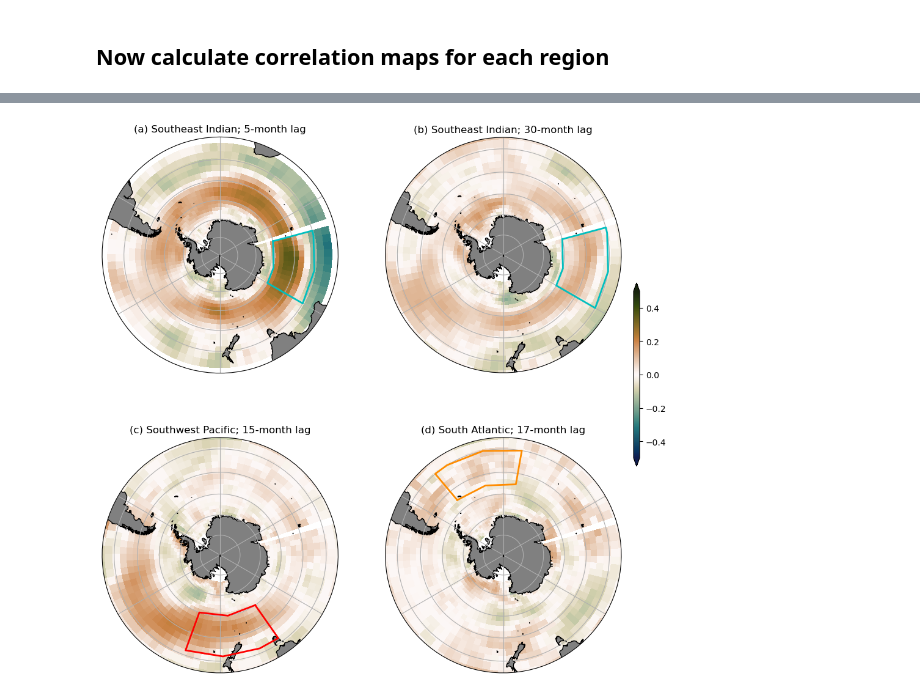
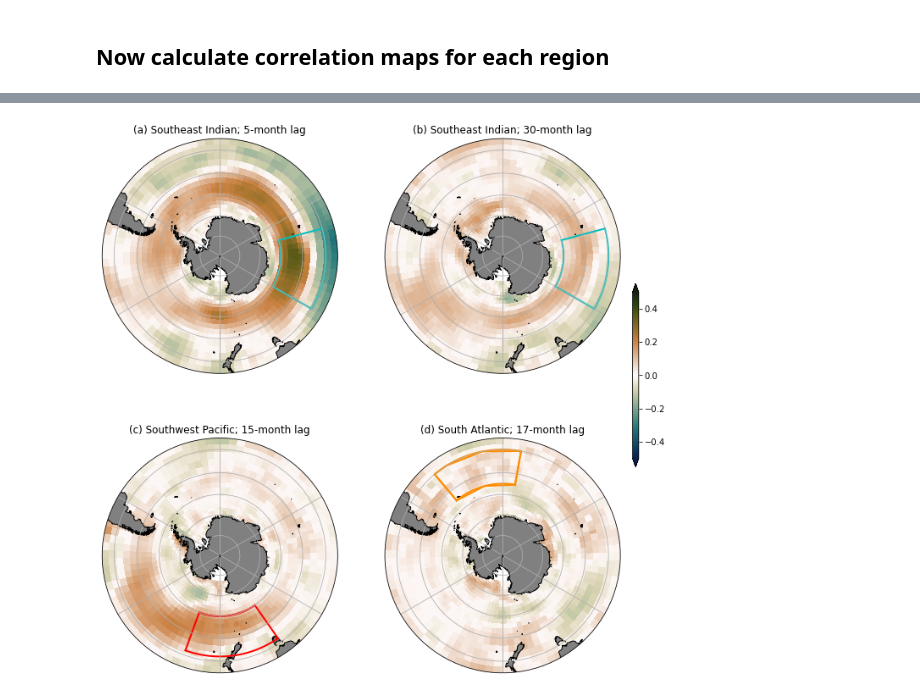
Before and after one commit to AndyHoggANU/OCCIPUT-analysis, a Jupyter notebook: notebooks/Figure5.ipynb, the cells around one changed output, grey strips where cells are left out. Saved outputs shown, nothing was run; the diff lists cells and outputs as text; code cells hidden in the pictures.

```diff
--- a/notebooks/Figure5.ipynb
+++ b/notebooks/Figure5.ipynb
@@ -42,13 +42,11 @@ land_50m = cft.NaturalEarthFeature('physical', 'land', '50m',
 nn=16
 taufilename = HardDisk+'processed_tau/'+'tau_????.nc'
 tau = xr.open_mfdataset(taufilename).tau.sel(lat=slice(-80,-30))
-tau_coarse = tau.coarsen({"lon":nn,"lat":nn},boundary='trim').mean().load()
+tau_coarse = tau.coarsen({"lon":nn,"lat":nn},boundary='pad').mean().load()
 tau_coarse = tau_coarse.rename(tau.name+'_coarse'+str(nn))
 
 tau_clim = tau_coarse.groupby('time.month').mean('time')
 tau_deseas = (tau_coarse.groupby('time.month') - tau_clim).load()
-
-#tau_cp = tau_coarse[6:-6] - tau_coarse.mean('time')
 # %% [markdown]
 # Function to compute map of correlation coefficient at specified lag
 # %%
@@ -137,14 +135,21 @@ theta = np.linspace(0, 2*np.pi, 100)
 center, radius = [0.5, 0.5], 0.5
 verts = np.vstack([np.sin(theta), np.cos(theta)]).T
 circle = mpath.Path(verts * radius + center)
-ax1.set_extent([-287, 73, -80, -30], crs=ccrs.PlateCarree())
+ax1.set_extent([-287, 73, -80, -35], crs=ccrs.PlateCarree())
 ax1.set_boundary(circle, transform=ax1.transAxes)
 ax1.add_feature(land_50m)
 ax1.gridlines()
 p1=ax1.pcolor(tau_deseas.lon, tau_deseas.lat, corr_mat_SEIO_5, vmin=-0.5, vmax=0.5,cmap=cm.cm.tarn_r,transform=ccrs.PlateCarree())
-ax1.plot([SEIO['lon1'], SEIO['lon2'], SEIO['lon2'], SEIO['lon1'], SEIO['lon1']],
-          [SEIO['lat1'],SEIO['lat1'],SEIO['lat2'],SEIO['lat2'],SEIO['lat1']],
-         color='c',linewidth=2,transform=ccrs.PlateCarree())
+lon1=SEIO['lon1']
+lon2=SEIO['lon2']
+lat1=SEIO['lat1']
+lat2=SEIO['lat2']
+ax1.plot([lon1, lon1],[lat1,lat2], color='c',linewidth=2,transform=ccrs.PlateCarree())
+ax1.plot([lon2, lon2],[lat1,lat2], color='c',linewidth=2,transform=ccrs.PlateCarree())
+ax1.plot(np.arange(lon1,lon2+1),lat1*np.ones(lon2+1-lon1),
+            color='c',linewidth=2,transform=ccrs.PlateCarree())
+ax1.plot(np.arange(lon1,lon2+1),lat2*np.ones(lon2+1-lon1),
+            color='c',linewidth=2,transform=ccrs.PlateCarree())
 ax1.set_title('(a) Southeast Indian; 5-month lag')
 
 ax2.set_extent([-287, 73, -80, -35], crs=ccrs.PlateCarree())
@@ -152,9 +157,12 @@ ax2.set_boundary(circle, transform=ax2.transAxes)
 ax2.add_feature(land_50m)
 ax2.gridlines()
 p2=ax2.pcolor(tau_deseas.lon, tau_deseas.lat, corr_mat_SEIO_30, vmin=-0.5, vmax=0.5,cmap=cm.cm.tarn_r,transform=ccrs.PlateCarree())
-ax2.plot([SEIO['lon1'], SEIO['lon2'], SEIO['lon2'], SEIO['lon1'], SEIO['lon1']],
-          [SEIO['lat1'],SEIO['lat1'],SEIO['lat2'],SEIO['lat2'],SEIO['lat1']],
-         color='c',linewidth=2,transform=ccrs.PlateCarree())
+ax2.plot([lon1, lon1],[lat1,lat2], color='c',linewidth=2,transform=ccrs.PlateCarree())
+ax2.plot([lon2, lon2],[lat1,lat2], color='c',linewidth=2,transform=ccrs.PlateCarree())
+ax2.plot(np.arange(lon1,lon2+1),lat1*np.ones(lon2+1-lon1),
+            color='c',linewidth=2,transform=ccrs.PlateCarree())
+ax2.plot(np.arange(lon1,lon2+1),lat2*np.ones(lon2+1-lon1),
+            color='c',linewidth=2,transform=ccrs.PlateCarree())
 ax2.set_title('(b) Southeast Indian; 30-month lag')
 
 ax3.set_extent([-287, 73, -80, -35], crs=ccrs.PlateCarree())
@@ -162,9 +170,16 @@ ax3.set_boundary(circle, transform=ax3.transAxes)
 ax3.add_feature(land_50m)
 ax3.gridlines()
 p3=ax3.pcolor(tau_deseas.lon, tau_deseas.lat, corr_mat_SWPO_15, vmin=-0.5, vmax=0.5,cmap=cm.cm.tarn_r,transform=ccrs.PlateCarree())
-ax3.plot([SWPO['lon1'], SWPO['lon2'], SWPO['lon2'], SWPO['lon1'], SWPO['lon1']],
-          [SWPO['lat1'],SWPO['lat1'],SWPO['lat2'],SWPO['lat2'],SWPO['lat1']],
-         color='r',linewidth=2,transform=ccrs.PlateCarree())
+lon1=SWPO['lon1']
+lon2=SWPO['lon2']
+lat1=SWPO['lat1']
+lat2=SWPO['lat2']
+ax3.plot([lon1, lon1],[lat1,lat2], color='r',linewidth=2,transform=ccrs.PlateCarree())
+ax3.plot([lon2, lon2],[lat1,lat2], color='r',linewidth=2,transform=ccrs.PlateCarree())
+ax3.plot(np.arange(lon1,lon2+1),lat1*np.ones(lon2+1-lon1),
+            color='r',linewidth=2,transform=ccrs.PlateCarree())
+ax3.plot(np.arange(lon1,lon2+1),lat2*np.ones(lon2+1-lon1),
+            color='r',linewidth=2,transform=ccrs.PlateCarree())
 ax3.set_title('(c) Southwest Pacific; 15-month lag')
 
 ax4.set_extent([-287, 73, -80, -35], crs=ccrs.PlateCarree())
@@ -175,6 +190,16 @@ p4=ax4.pcolor(tau_deseas.lon, tau_deseas.lat, corr_mat_SAO_17, vmin=-0.5, vmax=0
 ax4.plot([SAO['lon1'], SAO['lon2'], SAO['lon2'], SAO['lon1'], SAO['lon1']],
           [SAO['lat1'],SAO['lat1'],SAO['lat2'],SAO['lat2'],SAO['lat1']],
          color='darkorange',linewidth=2,transform=ccrs.PlateCarree())
+lon1=SAO['lon1']
+lon2=SAO['lon2']
+lat1=SAO['lat1']
+lat2=SAO['lat2']
+ax4.plot([lon1, lon1],[lat1,lat2], color='darkorange',linewidth=2,transform=ccrs.PlateCarree())
+ax4.plot([lon2, lon2],[lat1,lat2], color='darkorange',linewidth=2,transform=ccrs.PlateCarree())
+ax4.plot(np.arange(lon1,lon2+1),lat1*np.ones(lon2+1-lon1),
+            color='darkorange',linewidth=2,transform=ccrs.PlateCarree())
+ax4.plot(np.arange(lon1,lon2+1),lat2*np.ones(lon2+1-lon1),
+            color='darkorange',linewidth=2,transform=ccrs.PlateCarree())
 ax4.set_title('(d) South Atlantic; 17-month lag')
 
 plt.subplots_adjust(left=0.05, bottom=0.05, top=0.95, right = 0.9)
@@ -182,5 +207,5 @@ plt.subplots_adjust(left=0.05, bottom=0.05, top=0.95, right = 0.9)
 ax_c = plt.axes([0.92,0.4,0.01,0.3])
 plt.colorbar(p1,cax=ax_c,orientation='vertical',extend='both')
 
-plt.savefig('/g/data/x77/amh157/OCCIPUT-analysis/paper/figures/Figure5.png',dpi=200)
+plt.savefig('/g/data/x77/amh157/OCCIPUT-analysis/revised_paper/figures/Figure5.png',dpi=200)
 # %% [output]
@@ -189 +214 @@ Wall time: 18.2 s
-[figure, old version]
+[figure, new version]
```
Also changed, not shown: parts of 4 cells of this notebook, 1 other file.
